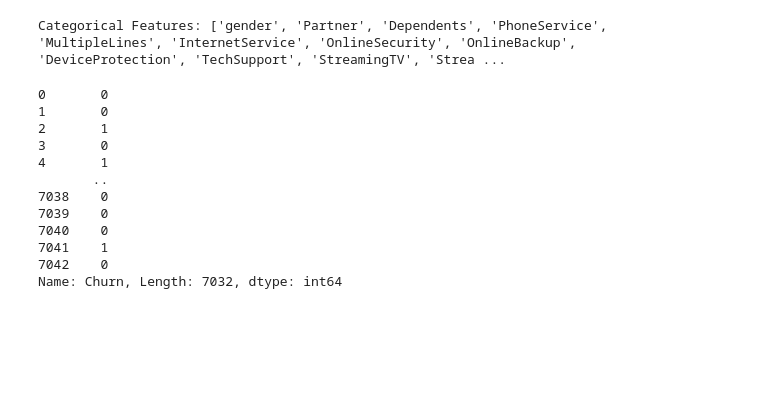
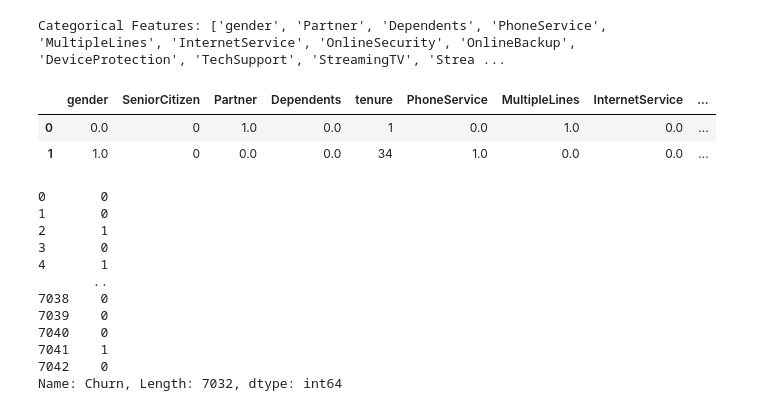
Before and after one commit to shreejoysarkar/Customer-Churn-Analyzer, a Jupyter notebook: notebook/trails(MODEL_TRAINING).ipynb, the cells around one changed output. Saved outputs shown, nothing was run; the diff lists cells and outputs as text; code cells hidden in the pictures; blank space fills up the shorter version.

Commit message:
phase 4 (data_transformation done)

```diff
--- a/notebook/trails(MODEL_TRAINING).ipynb
+++ b/notebook/trails(MODEL_TRAINING).ipynb
@@ -40,22 +40,23 @@ print('Categorical Features:', categorical_features)
 # %% [output]
 Categorical Features: ['gender', 'Partner', 'Dependents', 'PhoneService', 'MultipleLines', 'InternetService', 'OnlineSecurity', 'OnlineBackup', 'DeviceProtection', 'TechSupport', 'StreamingTV', 'Strea ...
 # %%
-# initialize a dictionary to save the encoders
-encoders = {}
 
-# apply label encoding and store the encoders
-for column in categorical_features:
-  label_encoder = LabelEncoder()
-  df[column] = label_encoder.fit_transform(df[column])
-  encoders[column] = label_encoder
+encoder = {}
 
+for col in categorical_features:
+    ord_enc = OrdinalEncoder(handle_unknown="use_encoded_value", unknown_value=-1)
+    df[[col]] = ord_enc.fit_transform(df[[col]])   # pass as 2D array
+    encoder[col] = ord_enc   # store encoder for each column
 
-# save the encoders to a pickle file
-with open('label_encoder.pkl', 'wb') as f:
-  pickle.dump(encoders, f)
+# Save encoders dictionary
+with open('ordinal_encoder.pkl', 'wb') as f:
+    pickle.dump(encoder, f)
 # %%
 df.head(2)
-df.dropna(inplace=True)
+# %% [output]
+|  | gender | SeniorCitizen | Partner | Dependents | tenure | PhoneService | MultipleLines | InternetService | ... |
+| 0 | 0.0 | 0 | 1.0 | 0.0 | 1 | 0.0 | 1.0 | 0.0 | ... |
+| 1 | 1.0 | 0 | 0.0 | 0.0 | 34 | 1.0 | 0.0 | 0.0 | ... |
 # %%
 ## splitting the data into features and target variable
 X = df.drop('Churn', axis=1)
```
Also changed, not shown: parts of 4 cells of this notebook, 1 other file.
